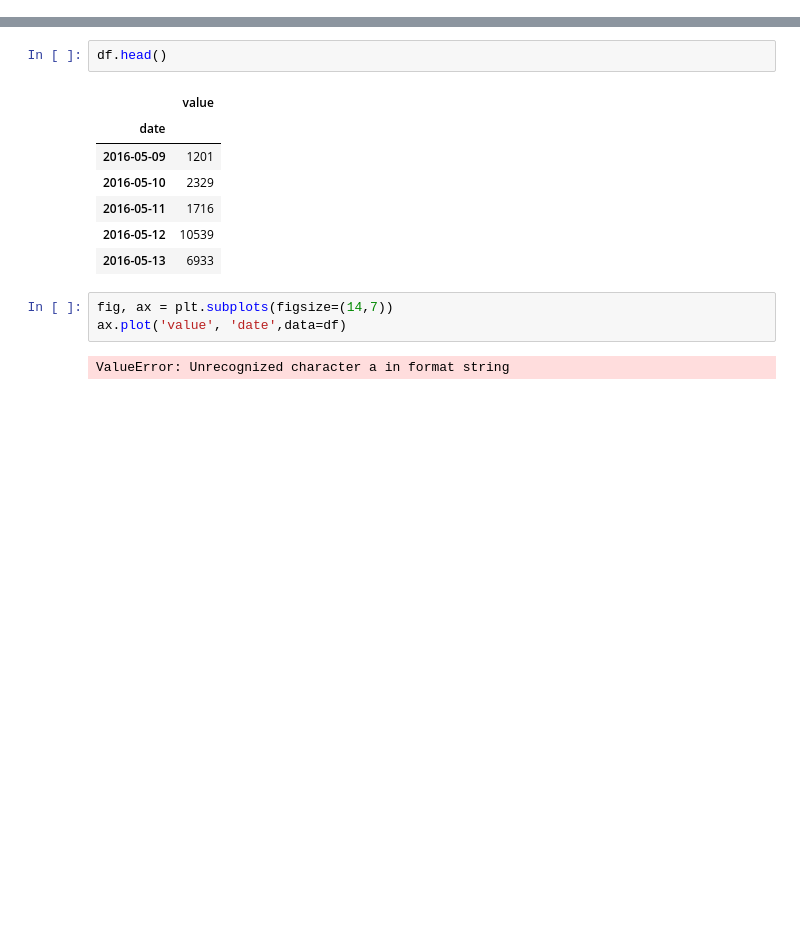
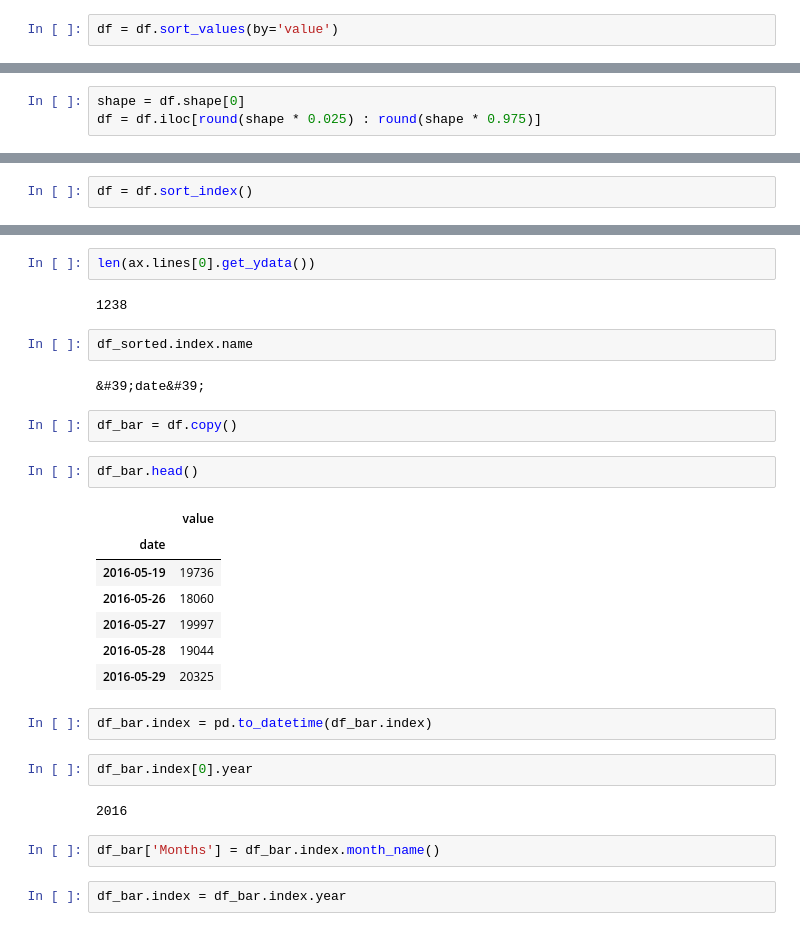
Before and after one commit to Tusharcoder18/Time-Series-Visualizer, a Jupyter notebook: tsv.ipynb, the cells around one changed output, grey strips where cells are left out. Saved outputs shown, nothing was run; the diff lists cells and outputs as text; blank space fills up the shorter version.

```diff
--- a/tsv.ipynb
+++ b/tsv.ipynb
@@ -7,0 +14,2 @@ df = pd.read_csv('fcc-forum-pageviews.csv', index_col='date')
+# %%
+df = df.sort_values(by='value')
@@ -8,3 +20,6 @@ df = pd.read_csv('fcc-forum-pageviews.csv', index_col='date')
+# %%
+shape = df.shape[0]
+df = df.iloc[round(shape * 0.025) : round(shape * 0.975)]
 # %%
 df.head(-5)
 # %% [output]
@@ -27 +40,3 @@ df_sorted = df.sort_values(by='value')
+# %%
+df = df.sort_index()
 # %%
@@ -81,15 +68,30 @@ df.filter(items=df_sorted)
+# %%
+len(ax.lines[0].get_ydata())
+# %% [output]
+1238
+# %%
+df_sorted.index.name
+# %% [output]
+&#39;date&#39;
+# %%
+df_bar = df.copy()
 # %%
-df.head()
+df_bar.head()
 # %% [output]
 |  | value |
 | date |  |
-| 2016-05-09 | 1201 |
-| 2016-05-10 | 2329 |
-| 2016-05-11 | 1716 |
-| 2016-05-12 | 10539 |
-| 2016-05-13 | 6933 |
+| 2016-05-19 | 19736 |
+| 2016-05-26 | 18060 |
+| 2016-05-27 | 19997 |
+| 2016-05-28 | 19044 |
+| 2016-05-29 | 20325 |
-# %%
-fig, ax = plt.subplots(figsize=(14,7))
-ax.plot('value', 'date',data=df)
-# %% [output]
-ValueError: Unrecognized character a in format string
+# %%
+df_bar.index = pd.to_datetime(df_bar.index)
+# %%
+df_bar.index[0].year
+# %% [output]
+2016
+# %%
+df_bar['Months'] = df_bar.index.month_name()
+# %%
+df_bar.index = df_bar.index.year
```
Also changed, not shown: parts of 30 cells of this notebook, 4 other files.
